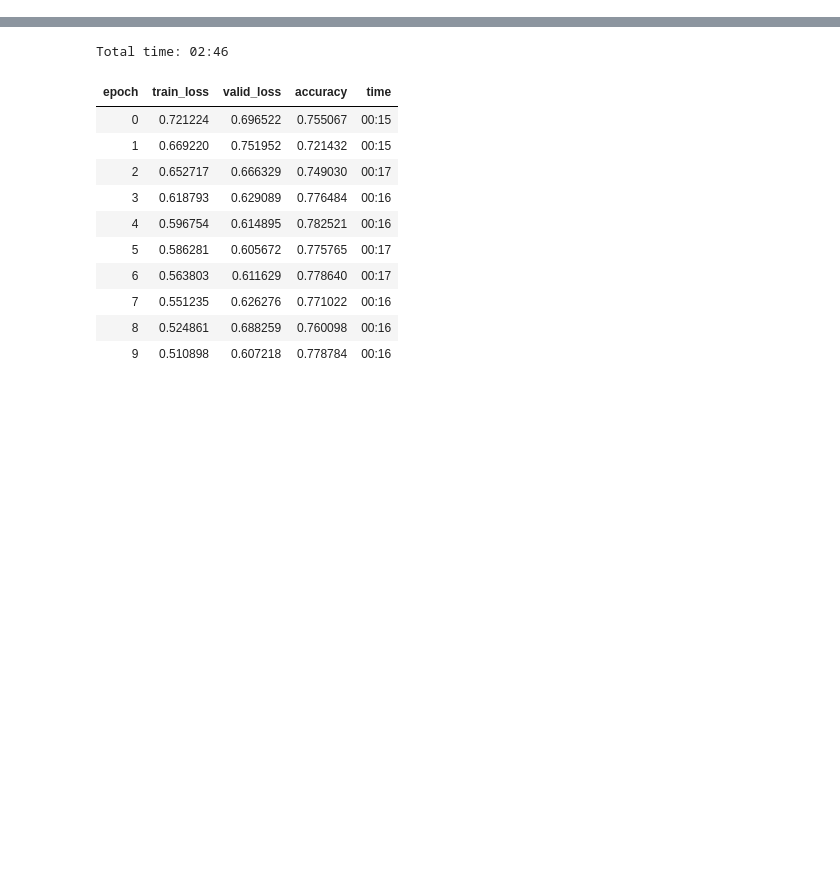
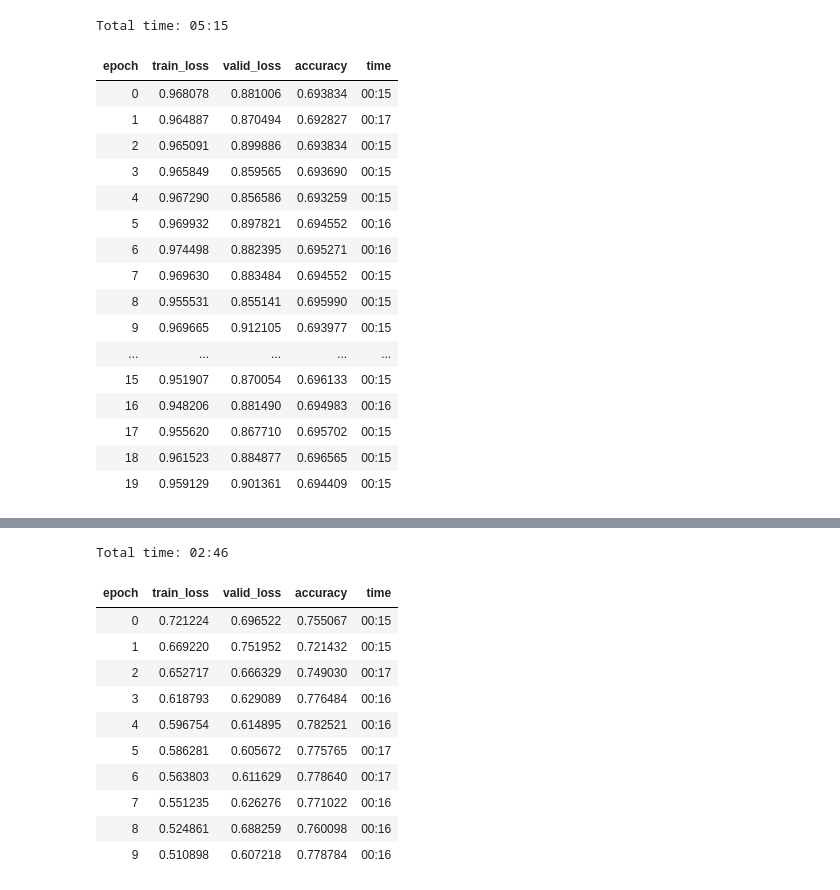
Before and after one commit to qnkhuat/emotion_train, a Jupyter notebook: fastai-resnet18.ipynb, the cells around one changed output, grey strips where cells are left out. Saved outputs shown, nothing was run; the diff lists cells and outputs as text; code cells hidden in the pictures; blank space fills up the shorter version.

```diff
--- a/fastai-resnet18.ipynb
+++ b/fastai-resnet18.ipynb
@@ -68,0 +131,23 @@ LR Finder is complete, type {learner_name}.recorder.plot() to see the graph.
+# %%
+lr=1e-6
+# %%
+learn.fit_one_cycle(20,slice(lr))
+# %% [output]
+Total time: 05:15
+| epoch | train_loss | valid_loss | accuracy | time |
+| 0 | 0.968078 | 0.881006 | 0.693834 | 00:15 |
+| 1 | 0.964887 | 0.870494 | 0.692827 | 00:17 |
+| 2 | 0.965091 | 0.899886 | 0.693834 | 00:15 |
+| 3 | 0.965849 | 0.859565 | 0.693690 | 00:15 |
+| 4 | 0.967290 | 0.856586 | 0.693259 | 00:15 |
+| 5 | 0.969932 | 0.897821 | 0.694552 | 00:16 |
+| 6 | 0.974498 | 0.882395 | 0.695271 | 00:16 |
+| 7 | 0.969630 | 0.883484 | 0.694552 | 00:15 |
+| 8 | 0.955531 | 0.855141 | 0.695990 | 00:15 |
+| 9 | 0.969665 | 0.912105 | 0.693977 | 00:15 |
+| ... | ... | ... | ... | ... |
+| 15 | 0.951907 | 0.870054 | 0.696133 | 00:15 |
+| 16 | 0.948206 | 0.881490 | 0.694983 | 00:16 |
+| 17 | 0.955620 | 0.867710 | 0.695702 | 00:15 |
+| 18 | 0.961523 | 0.884877 | 0.696565 | 00:15 |
+| 19 | 0.959129 | 0.901361 | 0.694409 | 00:15 |
```
Also changed, not shown: parts of 24 cells of this notebook, 4 other files.
